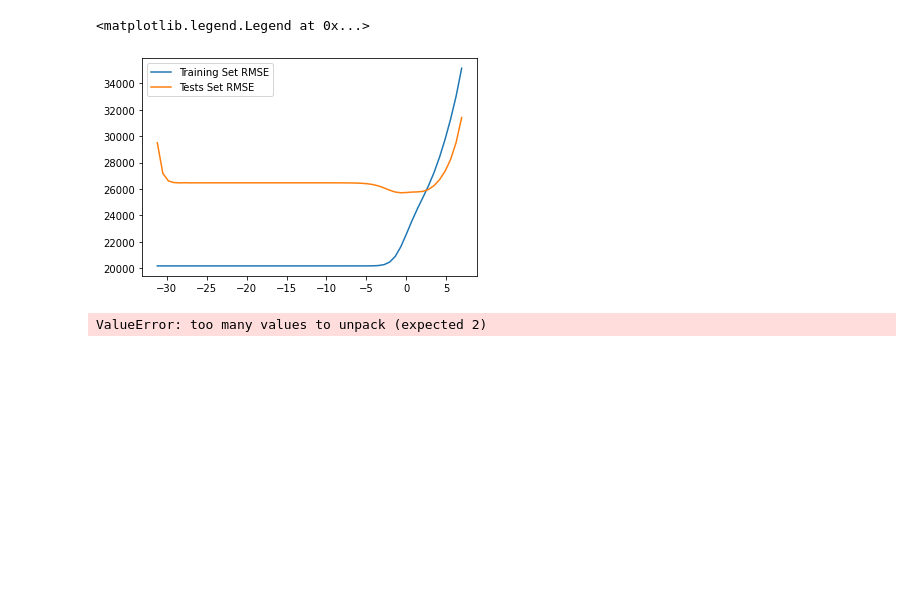
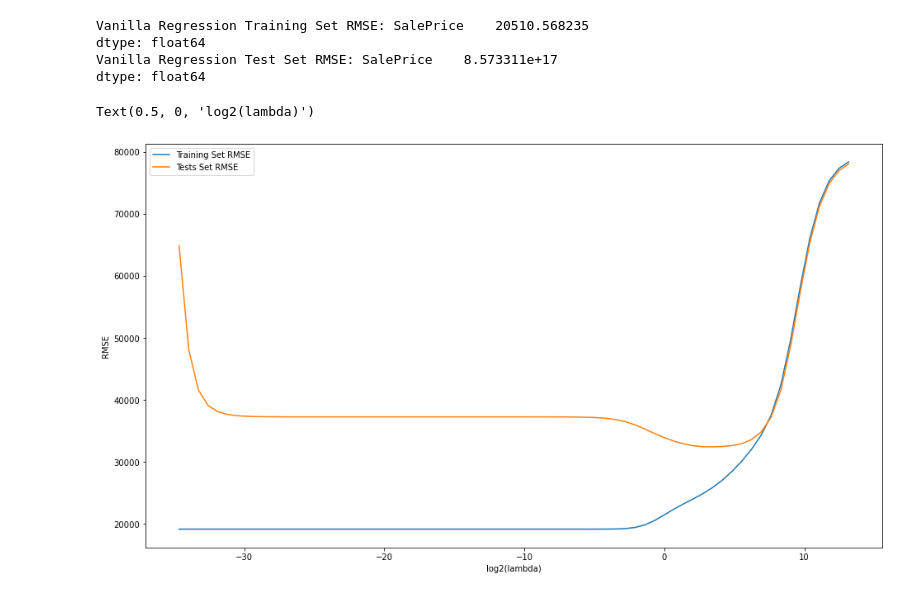
Before and after one commit to HenryJia/MA930, a Jupyter notebook: Assignment2/Assignment2.ipynb, the cells around one changed output. Cells and saved outputs as stored; diff of their text form; code cells hidden in the pictures; blank space fills up the shorter version.

Commit message:
Add some more regression stuff

```diff
--- a/Assignment2/Assignment2.ipynb
+++ b/Assignment2/Assignment2.ipynb
@@ -6,7 +12,14 @@ import matplotlib.pyplot as plt
 # %%
-housing = pd.read_csv('data/train.csv')
-y = housing['SalePrice']
-x = housing.drop(columns=['Id', 'SalePrice'])
+housing = pd.read_csv('data/train.csv').drop(columns=['Id'])
+for col in housing:
+    num_nans = housing[col].isnull().sum() / housing.shape[0]
+    if num_nans > 0.8: # Drop any columns with more than 80% nans
+        print('Dropping column', col, 'which has' , num_nans, 'nans')
+        housing = housing.drop(columns=[col])
+
+y = housing[['SalePrice']]
+x = housing.drop(columns=['SalePrice'])
+print(len(x.columns))
 print(x.head())
 print(y.head())
 # %% [output]
@@ -30,6 +42,0 @@ Name: SalePrice, dtype: int64
-# %%
-for col in x:
-    num_nans = x[col].isnull().sum() / x.shape[0]
-    if num_nans > 0.8: # Drop any columns with more than 80% nans
-        print('Dropping column', col, 'which has' , num_nans, 'nans')
-        x = x.drop(columns=[col])
@@ -81,13 +74,14 @@ print(x.head())
 # %%
 from sklearn.model_selection import train_test_split
 
-x_train, x_test, y_train, y_test = train_test_split(x, y, test_size=0.2)
+x_preprocessed, y_preprocessed = preprocess(x, y)
+x_train, x_test, y_train, y_test = train_test_split(x_preprocessed, y_preprocessed, test_size=0.2, random_state=12)
 # %%
 # Regression
 from sklearn.preprocessing import PolynomialFeatures
 from sklearn.linear_model import LinearRegression, Ridge
 
-def linear_regression(alpha):
+def ridge_regression(alpha, x_train, y_train, x_test, y_test):
     model = Ridge(alpha=alpha).fit(x_train, y_train)
     train_preds = model.predict(x_train)
     test_preds = model.predict(x_test)
@@ -96,37 +90,25 @@ def linear_regression(alpha):
     test_rmse = np.sqrt(np.mean((test_preds - y_test)**2))
 
     return train_rmse, test_rmse
-
-alpha = np.array([2 ** i for i in range(-45, 11)])
-results = np.array([linear_regression(a) for a in alpha])
-
-fig, ax = plt.subplots()
-ax.plot(np.log(alpha), results[:, 0], label='Training Set RMSE')
-ax.plot(np.log(alpha), results[:, 1], label='Tests Set RMSE')
-ax.legend()
-# %% [output]
-<matplotlib.legend.Legend at 0x...>
-[figure, removed]
-# %%
-# Gaussian Process Regressor
-from sklearn.gaussian_process import GaussianProcessRegressor
-from sklearn.gaussian_process.kernels import ConstantKernel, RBF, WhiteKernel, DotProduct
-
-def gp_regression():
-    kernel = ConstantKernel() * DotProduct()
-    model = GaussianProcessRegressor(kernel=kernel).fit(x_train[numeric_cols], y_train)
-
-    train_preds = model.predict(x_train[numeric_cols])
-    test_preds = model.predict(x_test[numeric_cols])
-
-    train_rmse = np.sqrt(np.mean((train_preds - y_train)**2))
-    test_rmse = np.sqrt(np.mean((test_preds - y_test)**2))
-
-    return model, train_rmse, test_rmse
-
-train_rmse, test_rmse = gp_regression()
-
-print('GP Regression Train RMSE', train_rmse)
-print('GP Regression Test RMSE', test_rmse)
-# %% [output]
-ValueError: too many values to unpack (expected 2)
+# %%
+train_rmse, test_rmse = ridge_regression(0.0, x_train, y_train, x_test, y_test)
+print("Vanilla Regression Training Set RMSE:", train_rmse)
+print("Vanilla Regression Test Set RMSE:", test_rmse)
+# %% [output]
+Vanilla Regression Training Set RMSE: SalePrice    20510.568235
+dtype: float64
+Vanilla Regression Test Set RMSE: SalePrice    8.573311e+17
+dtype: float64
+# %%
+alpha = np.array([2 ** i for i in range(-50, 20)])
+results = np.array([ridge_regression(a, x_train, y_train, x_test, y_test) for a in alpha])
+
+fig, ax = plt.subplots(figsize=(16, 9))
+ax.plot(np.log(alpha), results[:, 0], label='Training Set RMSE')
+ax.plot(np.log(alpha), results[:, 1], label='Tests Set RMSE')
+ax.legend()
+ax.set_ylabel('RMSE')
+ax.set_xlabel('log2(lambda)')
+# %% [output]
+Text(0.5, 0, 'log2(lambda)')
+[figure, added]
```
Also changed, not shown: parts of 7 cells of this notebook, 3 other files.
